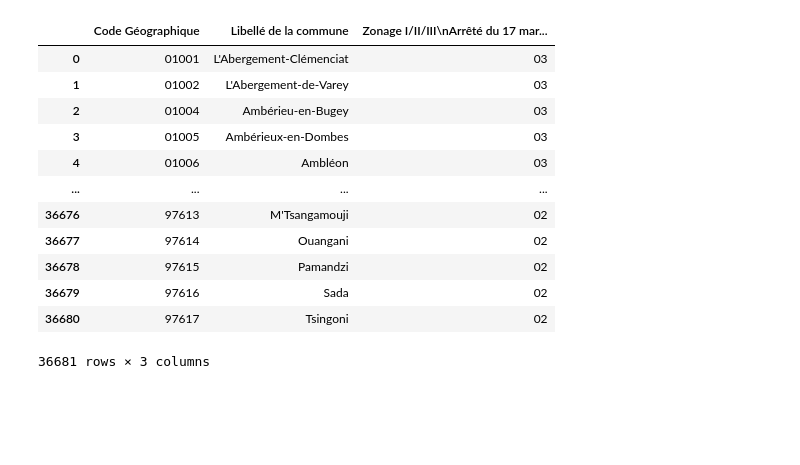
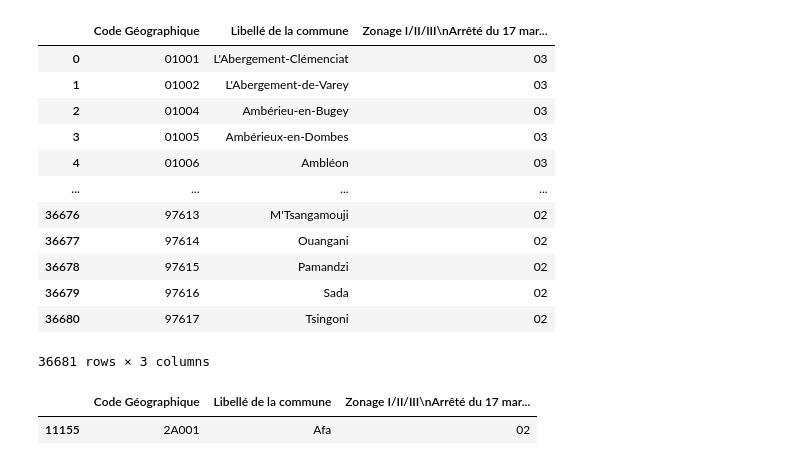
Before and after one commit to cmllbll/Social-Housing-in-France, a Jupyter notebook: Fichiers.ipynb, the cells around one changed output. Saved outputs shown, nothing was run; the diff lists cells and outputs as text; code cells hidden in the pictures; blank space fills up the shorter version.

```diff
--- a/Fichiers.ipynb
+++ b/Fichiers.ipynb
@@ -36,3 +63,8 @@ df
 | 36679 | 97616 | Sada | 02 |
 | 36680 | 97617 | Tsingoni | 02 |
 36681 rows × 3 columns
+# %%
+df[df['Code Géographique']=='2A001']
+# %% [output]
+|  | Code Géographique | Libellé de la commune | Zonage I/II/III\nArrêté du 17 mar... |
+| 11155 | 2A001 | Afa | 02 |
```
Also changed, not shown: parts of 5 cells of this notebook.
